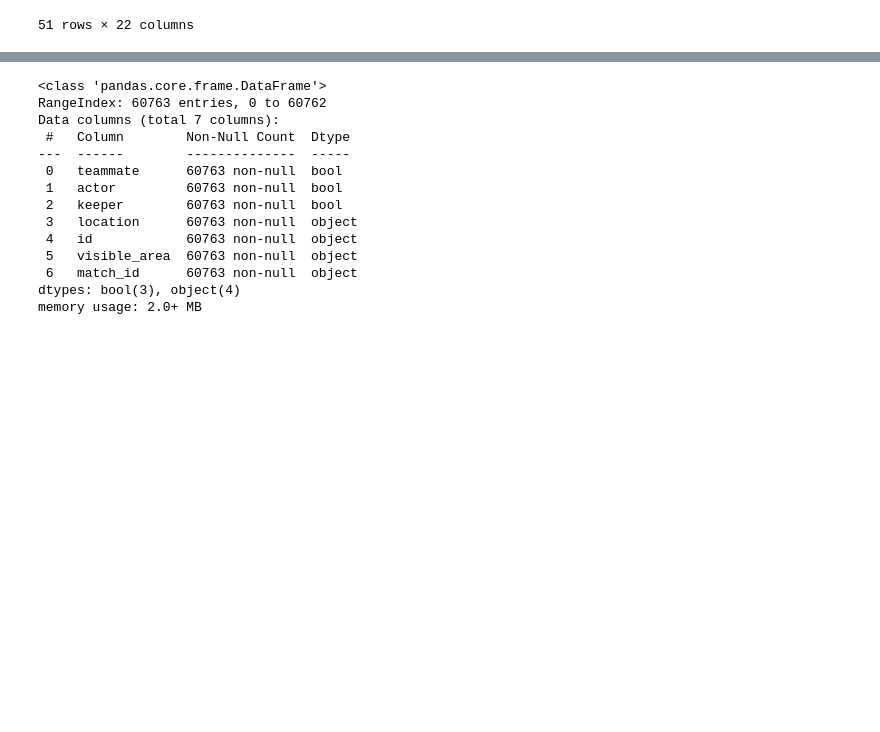
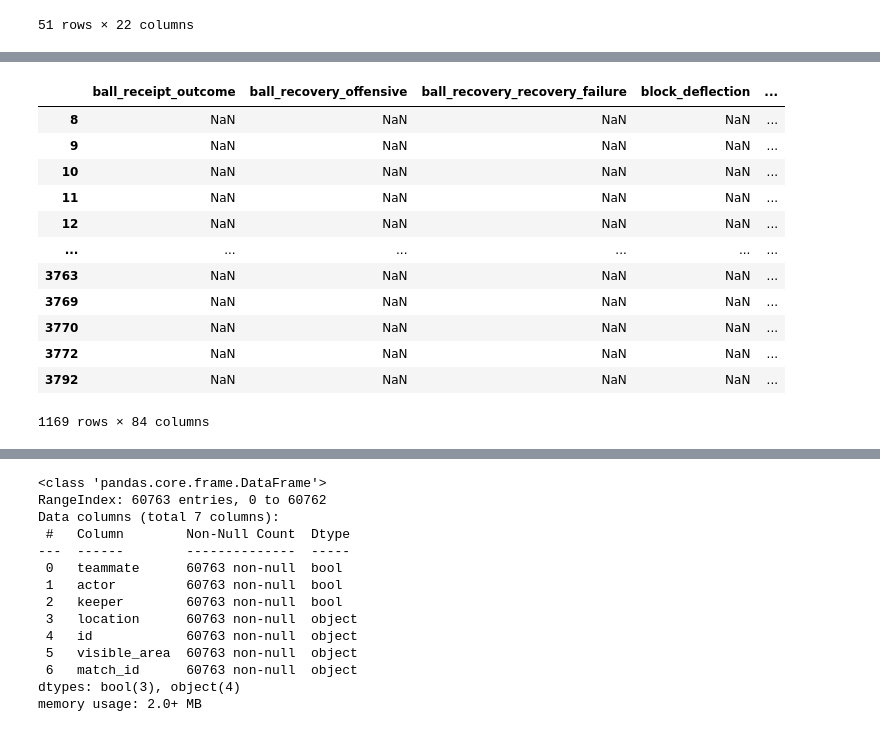
Before and after one commit to ryaa2020/Throw-ins-Gain-the-Upper-Hand, a Jupyter notebook: starter.ipynb, the cells around one changed output, grey strips where cells are left out. Cells and saved outputs as stored; diff of their text form; code cells hidden in the pictures; blank space fills up the shorter version.

```diff
--- a/starter.ipynb
+++ b/starter.ipynb
@@ -125,2 +125,2 @@ memory usage: 2.5+ MB
 # %%
-events_throwin = events.loc[events['play_pattern'] == 'From Throw In']
+events_fromthrowin = events.loc[events['play_pattern'] == 'From Throw In']
@@ -142,0 +127,18 @@ events_throwin
+# %%
+pd.set_option('display.max_columns', 10)
+pd.set_option('display.max_rows', 10)
+events_fromthrowin
+# %% [output]
+|  | ball_receipt_outcome | ball_recovery_offensive | ball_recovery_recovery_failure | block_deflection | ... |
+| 8 | NaN | NaN | NaN | NaN | ... |
+| 9 | NaN | NaN | NaN | NaN | ... |
+| 10 | NaN | NaN | NaN | NaN | ... |
+| 11 | NaN | NaN | NaN | NaN | ... |
+| 12 | NaN | NaN | NaN | NaN | ... |
+| ... | ... | ... | ... | ... | ... |
+| 3763 | NaN | NaN | NaN | NaN | ... |
+| 3769 | NaN | NaN | NaN | NaN | ... |
+| 3770 | NaN | NaN | NaN | NaN | ... |
+| 3772 | NaN | NaN | NaN | NaN | ... |
+| 3792 | NaN | NaN | NaN | NaN | ... |
+1169 rows × 84 columns
```
Also changed, not shown: parts of 12 cells of this notebook.
